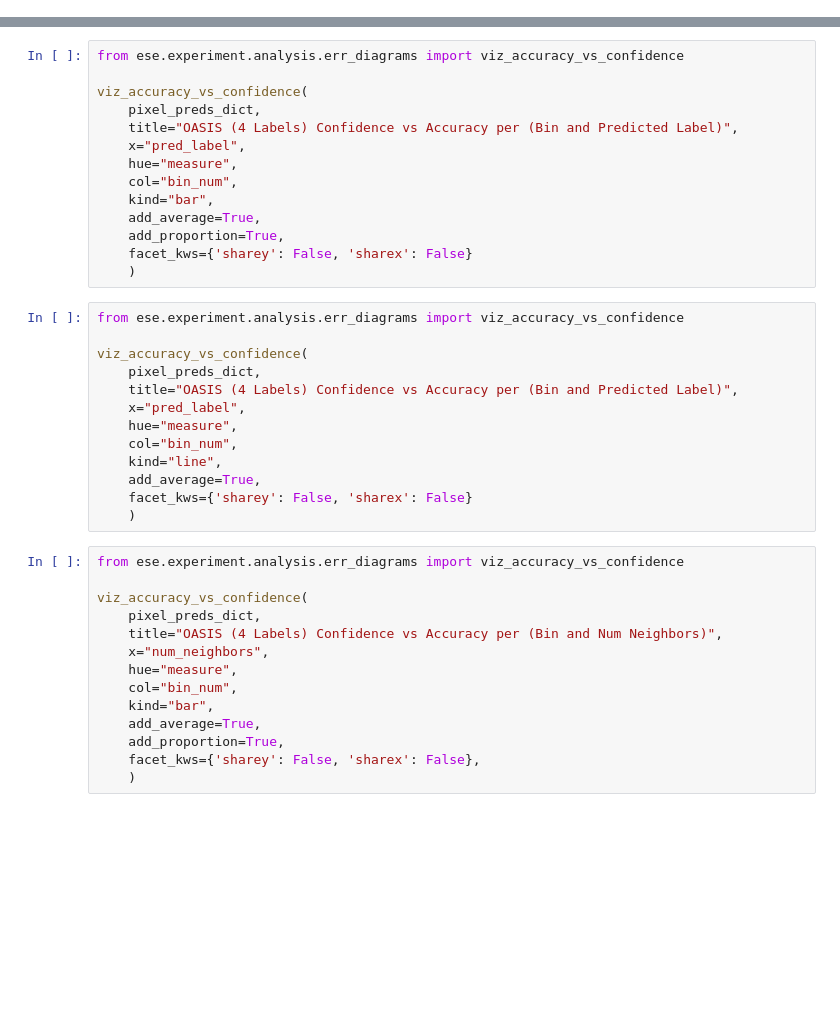
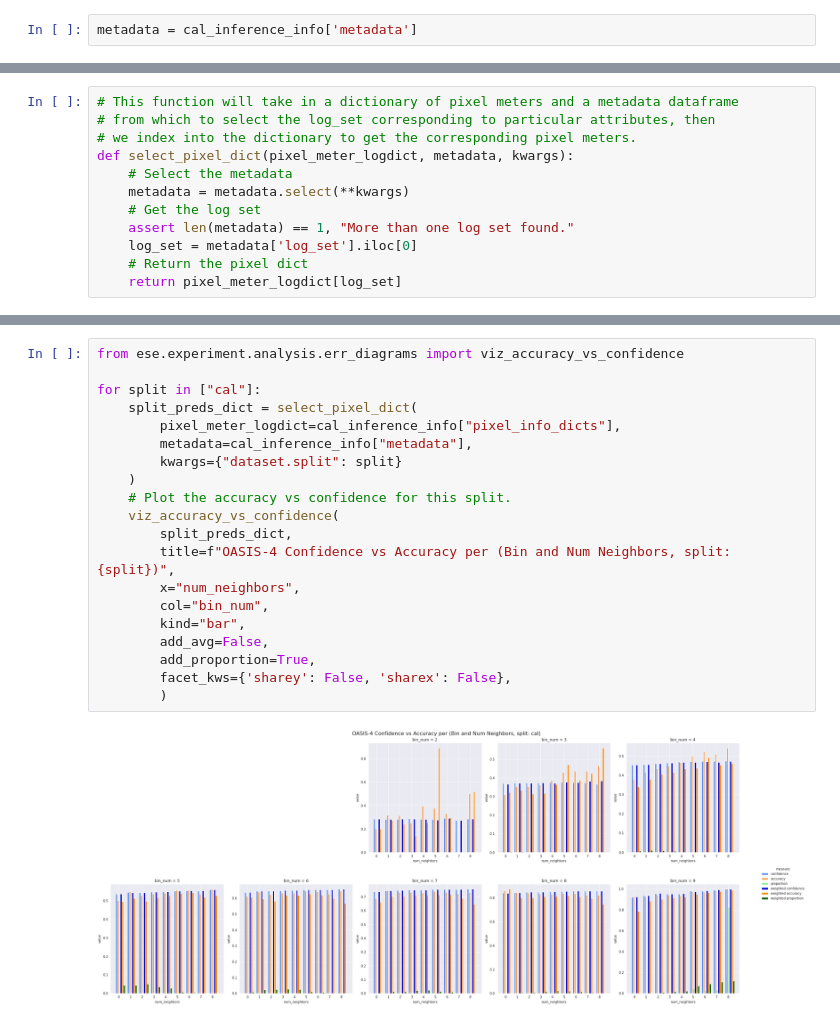
Before and after one commit to VictorButoi/ESE, a Jupyter notebook: notebooks/err_analysis/oasis4_err.ipynb, the cells around one changed output, grey strips where cells are left out. Cells and saved outputs as stored; diff of their text form; blank space fills up the shorter version.

Commit message:
bugs in quality metrics for multi-class, err can do one split now

```diff
--- a/notebooks/err_analysis/oasis4_err.ipynb
+++ b/notebooks/err_analysis/oasis4_err.ipynb
@@ -39,0 +37,2 @@ pixel_preds_dict = pix_inference_dicts[metadata_df['log_set'][0]]
+# %%
+metadata = cal_inference_info['metadata']
@@ -39,0 +50,12 @@ pixel_preds_dict = pix_inference_dicts[metadata_df['log_set'][0]]
+# %%
+# This function will take in a dictionary of pixel meters and a metadata dataframe
+# from which to select the log_set corresponding to particular attributes, then
+# we index into the dictionary to get the corresponding pixel meters.
+def select_pixel_dict(pixel_meter_logdict, metadata, kwargs):
+    # Select the metadata
+    metadata = metadata.select(**kwargs)
+    # Get the log set
+    assert len(metadata) == 1, "More than one log set found."
+    log_set = metadata['log_set'].iloc[0]
+    # Return the pixel dict
+    return pixel_meter_logdict[log_set]
@@ -40,41 +83,22 @@ pixel_preds_dict = pix_inference_dicts[metadata_df['log_set'][0]]
 # %%
 from ese.experiment.analysis.err_diagrams import viz_accuracy_vs_confidence
 
-viz_accuracy_vs_confidence(
-    pixel_preds_dict,
-    title="OASIS (4 Labels) Confidence vs Accuracy per (Bin and Predicted Label)",
-    x="pred_label",
-    hue="measure",
-    col="bin_num",
-    kind="bar",
-    add_average=True,
-    add_proportion=True,
-    facet_kws={'sharey': False, 'sharex': False}
+for split in ["cal"]:
+    split_preds_dict = select_pixel_dict(
+        pixel_meter_logdict=cal_inference_info["pixel_info_dicts"],
+        metadata=cal_inference_info["metadata"],
+        kwargs={"dataset.split": split}
     )
+    # Plot the accuracy vs confidence for this split.
+    viz_accuracy_vs_confidence(
+        split_preds_dict,
+        title=f"OASIS-4 Confidence vs Accuracy per (Bin and Num Neighbors, split: {split})",
+        x="num_neighbors",
+        col="bin_num",
+        kind="bar",
+        add_avg=False,
+        add_proportion=True,
+        facet_kws={'sharey': False, 'sharex': False},
+        )
+# %% [output]
+[figure, added]
-# %%
-from ese.experiment.analysis.err_diagrams import viz_accuracy_vs_confidence
-
-viz_accuracy_vs_confidence(
-    pixel_preds_dict,
-    title="OASIS (4 Labels) Confidence vs Accuracy per (Bin and Predicted Label)",
-    x="pred_label",
-    hue="measure",
-    col="bin_num",
-    kind="line",
-    add_average=True,
-    facet_kws={'sharey': False, 'sharex': False}
-    )
-# %%
-from ese.experiment.analysis.err_diagrams import viz_accuracy_vs_confidence
-
-viz_accuracy_vs_confidence(
-    pixel_preds_dict,
-    title="OASIS (4 Labels) Confidence vs Accuracy per (Bin and Num Neighbors)",
-    x="num_neighbors",
-    hue="measure",
-    col="bin_num",
-    kind="bar",
-    add_average=True,
-    add_proportion=True,
-    facet_kws={'sharey': False, 'sharex': False},
-    )
```
Also changed, not shown: parts of 18 cells of this notebook, 12 other files.
